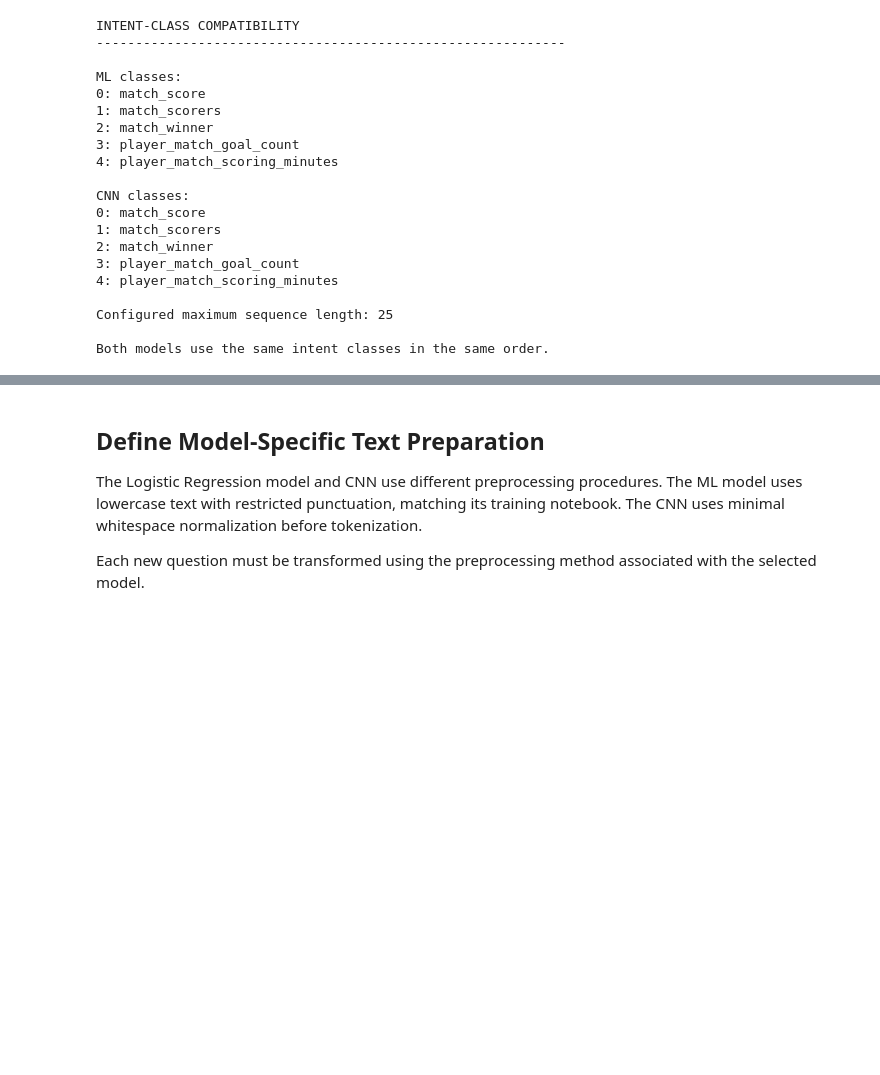
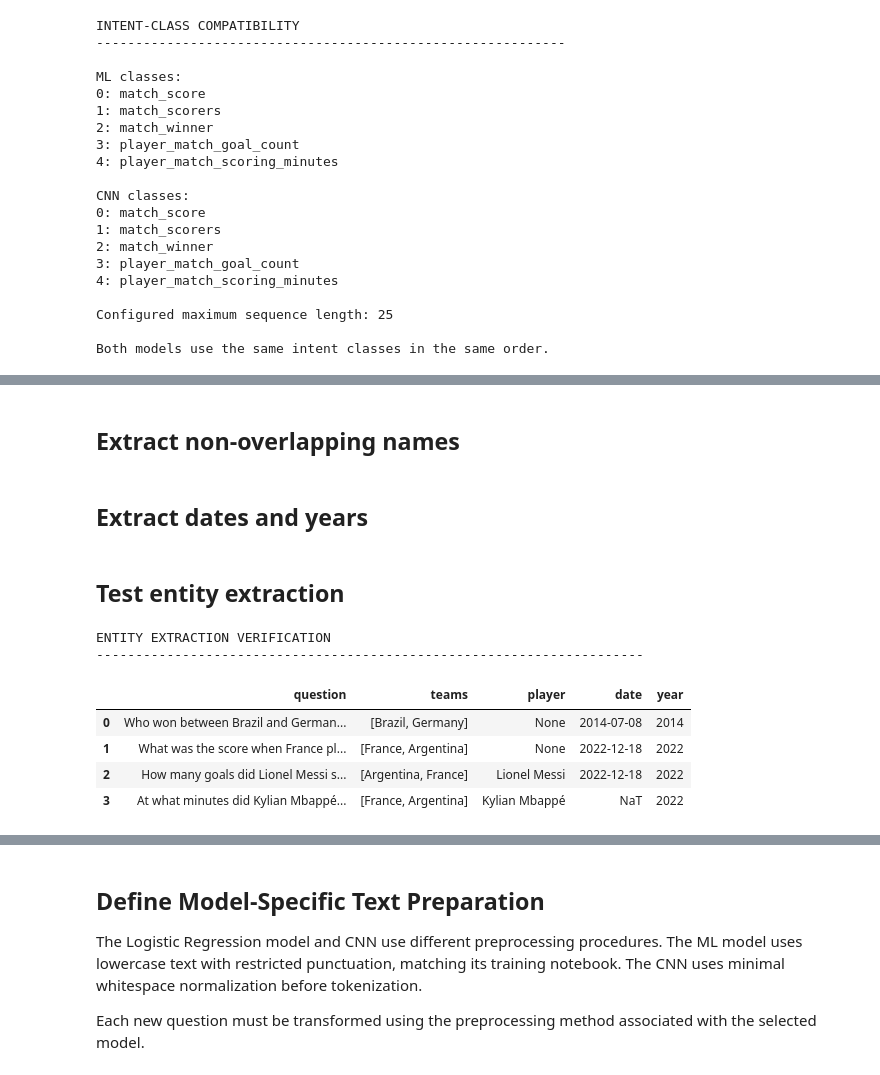
Before and after one commit to eshan14git/football-qa-nlp, a Jupyter notebook: notebooks/football_qa_demo.ipynb, the cells around one changed output, grey strips where cells are left out. Drawn from its saved outputs; the diff is of its cells as text; code cells hidden in the pictures; blank space fills up the shorter version.

```diff
--- a/notebooks/football_qa_demo.ipynb
+++ b/notebooks/football_qa_demo.ipynb
@@ -367,0 +949,2 @@ Both models use the same intent classes in the same order.
+# %% [markdown]
+## Extract non-overlapping names
@@ -367,0 +1076,2 @@ Both models use the same intent classes in the same order.
+# %% [markdown]
+## Extract dates and years
@@ -367,0 +1222,52 @@ Both models use the same intent classes in the same order.
+# %% [markdown]
+## Test entity extraction
+# %%
+entity_test_questions = [
+    (
+        "Who won between Brazil and Germany "
+        "on 8 July 2014?"
+    ),
+    (
+        "What was the score when France played "
+        "Argentina on 2022-12-18?"
+    ),
+    (
+        "How many goals did Lionel Messi score "
+        "when Argentina played France on "
+        "18 December 2022?"
+    ),
+    (
+        "At what minutes did Kylian Mbappé score "
+        "for France against Argentina in 2022?"
+    )
+]
+
+entity_test_results = []
+
+for question in entity_test_questions:
+    entity_test_results.append(
+        {
+            "question": question,
+            "teams": extract_teams(question),
+            "player": extract_player(question),
+            "date": extract_question_date(question),
+            "year": extract_question_year(question)
+        }
+    )
+
+entity_test_results_df = pd.DataFrame(
+    entity_test_results
+)
+
+print("ENTITY EXTRACTION VERIFICATION")
+print("-" * 70)
+
+display(entity_test_results_df)
+# %% [output]
+ENTITY EXTRACTION VERIFICATION
+----------------------------------------------------------------------
+|  | question | teams | player | date | year |
+| 0 | Who won between Brazil and German... | [Brazil, Germany] | None | 2014-07-08 | 2014 |
+| 1 | What was the score when France pl... | [France, Argentina] | None | 2022-12-18 | 2022 |
+| 2 | How many goals did Lionel Messi s... | [Argentina, France] | Lionel Messi | 2022-12-18 | 2022 |
+| 3 | At what minutes did Kylian Mbappé... | [France, Argentina] | Kylian Mbappé | NaT | 2022 |
```
Also changed, not shown: parts of 34 cells of this notebook.
